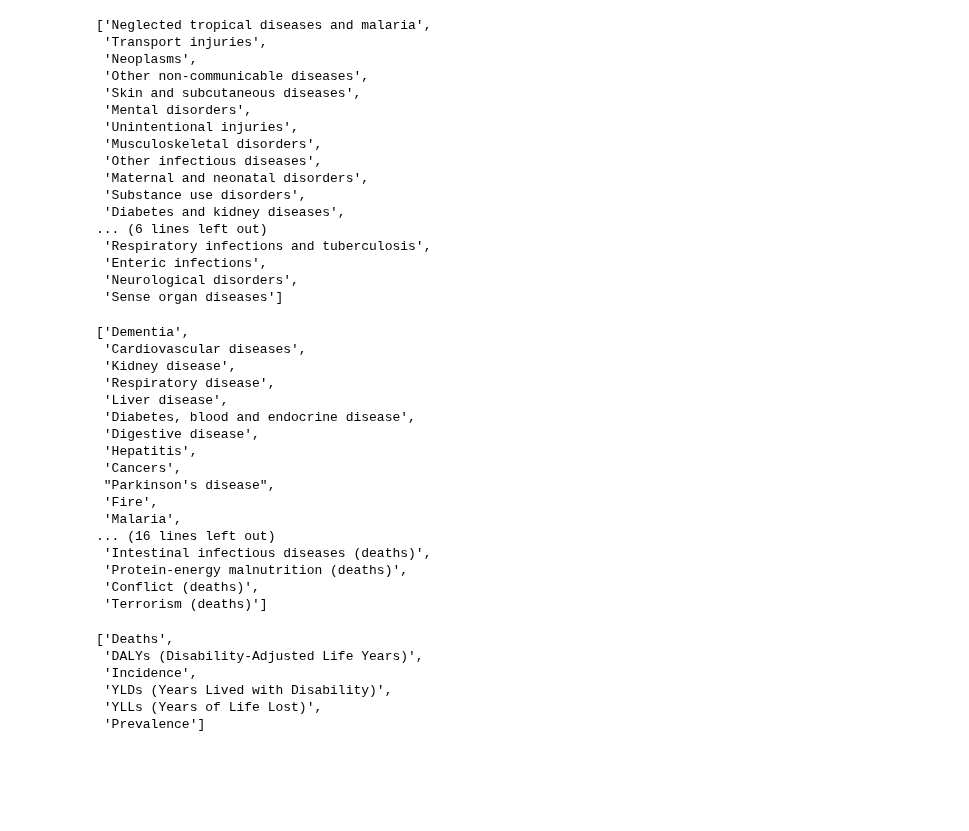
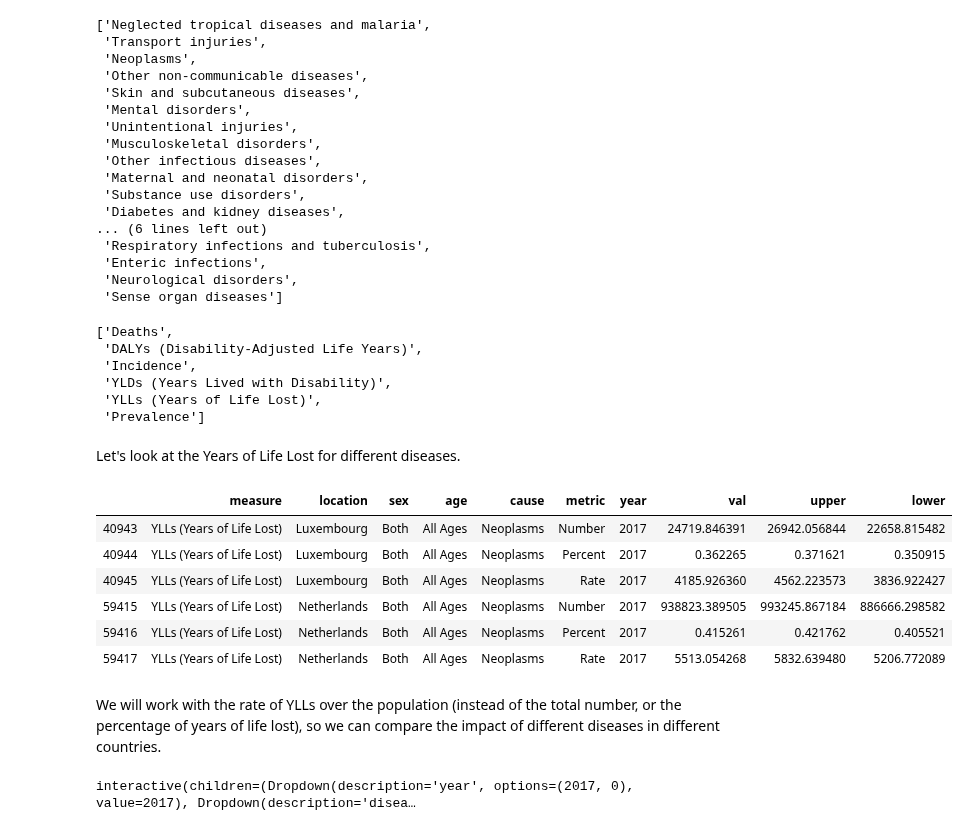
Before and after one commit to itsyaboii1337/Data_Science_Alliance, a Jupyter notebook: ImpactPerCountry.ipynb, the cells around one changed output. Saved outputs shown, nothing was run; the diff lists cells and outputs as text; code cells hidden in the pictures; blank space fills up the shorter version.

Commit message:
visualisation of years of life lost

```diff
--- a/ImpactPerCountry.ipynb
+++ b/ImpactPerCountry.ipynb
@@ -573,26 +573,6 @@ data2['cause'].unique().tolist()
  'Enteric infections',
  'Neurological disorders',
  'Sense organ diseases']
-# %%
-diseases
-# %% [output]
-['Dementia',
- 'Cardiovascular diseases',
- 'Kidney disease',
- 'Respiratory disease',
- 'Liver disease',
- 'Diabetes, blood and endocrine disease',
- 'Digestive disease',
- 'Hepatitis',
- 'Cancers',
- "Parkinson's disease",
- 'Fire',
- 'Malaria',
-... (16 lines left out)
- 'Intestinal infectious diseases (deaths)',
- 'Protein-energy malnutrition (deaths)',
- 'Conflict (deaths)',
- 'Terrorism (deaths)']
 # %%
 data2['measure'].unique().tolist()
 # %% [output]
@@ -602,3 +582,17 @@ data2['measure'].unique().tolist()
  'YLDs (Years Lived with Disability)',
  'YLLs (Years of Life Lost)',
  'Prevalence']
+# %% [markdown]
+Let's look at the Years of Life Lost for different diseases.
+# %%
+data2[(data2.measure == 'YLLs (Years of Life Lost)') & (data2.cause == 'Neoplasms') & ((data2.location == 'Luxembourg')|(data2.location == 'Netherlands'))]
+# %% [output]
+|  | measure | location | sex | age | cause | metric | year | val | upper | lower |
+| 40943 | YLLs (Years of Life Lost) | Luxembourg | Both | All Ages | Neoplasms | Number | 2017 | 24719.846391 | 26942.056844 | 22658.815482 |
+| 40944 | YLLs (Years of Life Lost) | Luxembourg | Both | All Ages | Neoplasms | Percent | 2017 | 0.362265 | 0.371621 | 0.350915 |
+| 40945 | YLLs (Years of Life Lost) | Luxembourg | Both | All Ages | Neoplasms | Rate | 2017 | 4185.926360 | 4562.223573 | 3836.922427 |
+| 59415 | YLLs (Years of Life Lost) | Netherlands | Both | All Ages | Neoplasms | Number | 2017 | 938823.389505 | 993245.867184 | 886666.298582 |
+| 59416 | YLLs (Years of Life Lost) | Netherlands | Both | All Ages | Neoplasms | Percent | 2017 | 0.415261 | 0.421762 | 0.405521 |
+| 59417 | YLLs (Years of Life Lost) | Netherlands | Both | All Ages | Neoplasms | Rate | 2017 | 5513.054268 | 5832.639480 | 5206.772089 |
+# %% [markdown]
+We will work with the rate of YLLs over the population (instead of the total number, or the percentage of years of life lost), so we can compare the impact of different diseases in different countries.
@@ -604,0 +645,13 @@ data2['measure'].unique().tolist()
+# %%
+# Lets intereact with our data to explore it
+@interact
+def interact_yll(year = list(np.append(data2.year.unique(),[0])),
+                        disease = list(np.append(data2.cause.unique(), [0]))):
+    yll_subset = data2
+    yll_subset = data2[(data2['year']==year) & (data2['cause'] == disease) & (data2['metric'] == 'Rate') & (data2['measure'] == 'YLLs (Years of Life Lost)')][['location','val']]
+
+    plot_map(yll_subset)
+
+    return yll_subset
+# %% [output]
+interactive(children=(Dropdown(description='year', options=(2017, 0), value=2017), Dropdown(description='disea…
```
Also changed, not shown: parts of 1 cell of this notebook.
